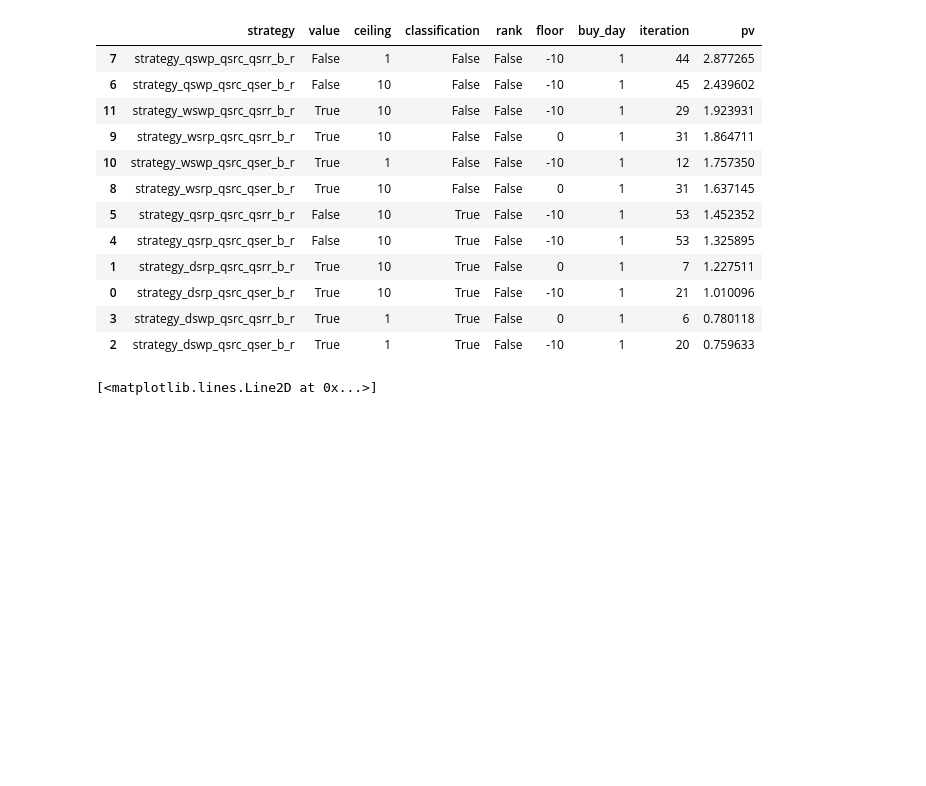
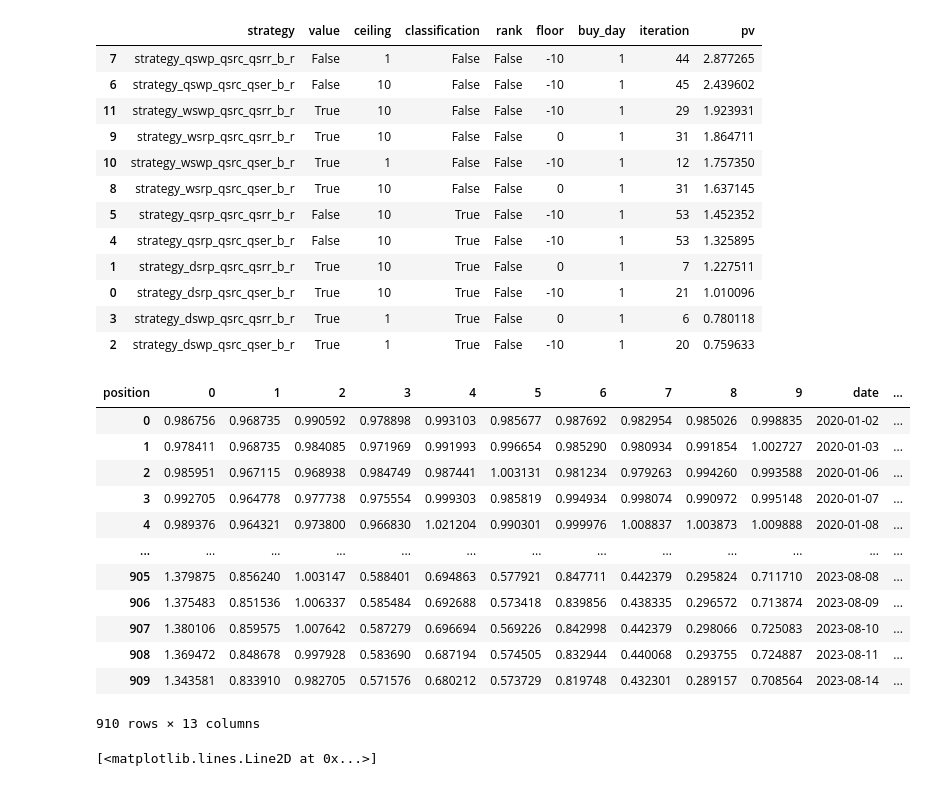
Before and after one commit to webclinic017/longshot-, a Jupyter notebook: performance_analysis.ipynb, the cells around one changed output. Cells and saved outputs as stored; diff of their text form; code cells hidden in the pictures; blank space fills up the shorter version.

```diff
--- a/performance_analysis.ipynb
+++ b/performance_analysis.ipynb
@@ -30,11 +23,9 @@ import pickle
 # %%
 start = datetime(2020,1,1)
 end = datetime.now()
-current_date = datetime(2023,1,1)
+current_date = datetime.now()
 # %%
 market = Market()
 # %%
-strategy = StrategyFactory.build(Strategy.RRR_BETA)
-ranker_classes = [Ranker.QUARTERLY_STOCK_EARNINGS_RANKER,Ranker.QUARTERLY_STOCK_ROLLING_RANKER]
-classifier_classes = [Classifier.QUARTERLY_STOCK_ROLLING_CLASSIFIER]
-current = False
+delta_fund = Fund(start,end,current_date)
+delta_fund.initialize()
@@ -140,9 +120,28 @@ for row in top_by_strategy.iterrows():
         positions = ledger["position"].max()
         cumulative = anas.iteration_analysis(portfolio,int(positions))
         cumulative["strategy"] = name
+        db.cloud_connect()
+        db.store("performance",cumulative[["date","pv"]])
+        db.disconnect()
         cumulatives.append(cumulative)
     except:
         continue
+# %%
+cumulative
+# %% [output]
+| position | 0 | 1 | 2 | 3 | 4 | 5 | 6 | 7 | 8 | 9 | date | ... |
+| 0 | 0.986756 | 0.968735 | 0.990592 | 0.978898 | 0.993103 | 0.985677 | 0.987692 | 0.982954 | 0.985026 | 0.998835 | 2020-01-02 | ... |
+| 1 | 0.978411 | 0.968735 | 0.984085 | 0.971969 | 0.991993 | 0.996654 | 0.985290 | 0.980934 | 0.991854 | 1.002727 | 2020-01-03 | ... |
+| 2 | 0.985951 | 0.967115 | 0.968938 | 0.984749 | 0.987441 | 1.003131 | 0.981234 | 0.979263 | 0.994260 | 0.993588 | 2020-01-06 | ... |
+| 3 | 0.992705 | 0.964778 | 0.977738 | 0.975554 | 0.999303 | 0.985819 | 0.994934 | 0.998074 | 0.990972 | 0.995148 | 2020-01-07 | ... |
+| 4 | 0.989376 | 0.964321 | 0.973800 | 0.966830 | 1.021204 | 0.990301 | 0.999976 | 1.008837 | 1.003873 | 1.009888 | 2020-01-08 | ... |
+| ... | ... | ... | ... | ... | ... | ... | ... | ... | ... | ... | ... | ... |
+| 905 | 1.379875 | 0.856240 | 1.003147 | 0.588401 | 0.694863 | 0.577921 | 0.847711 | 0.442379 | 0.295824 | 0.711710 | 2023-08-08 | ... |
+| 906 | 1.375483 | 0.851536 | 1.006337 | 0.585484 | 0.692688 | 0.573418 | 0.839856 | 0.438335 | 0.296572 | 0.713874 | 2023-08-09 | ... |
+| 907 | 1.380106 | 0.859575 | 1.007642 | 0.587279 | 0.696694 | 0.569226 | 0.842998 | 0.442379 | 0.298066 | 0.725083 | 2023-08-10 | ... |
+| 908 | 1.369472 | 0.848678 | 0.997928 | 0.583690 | 0.687194 | 0.574505 | 0.832944 | 0.440068 | 0.293755 | 0.724887 | 2023-08-11 | ... |
+| 909 | 1.343581 | 0.833910 | 0.982705 | 0.571576 | 0.680212 | 0.573729 | 0.819748 | 0.432301 | 0.289157 | 0.708564 | 2023-08-14 | ... |
+910 rows × 13 columns
 # %%
 portfolio = pd.concat(cumulatives).pivot_table(index="date",columns="strategy",values="pv").fillna(method="ffill").fillna(1).reset_index()
 # %%
```
Also changed, not shown: parts of 3 cells of this notebook, 6 other files.
